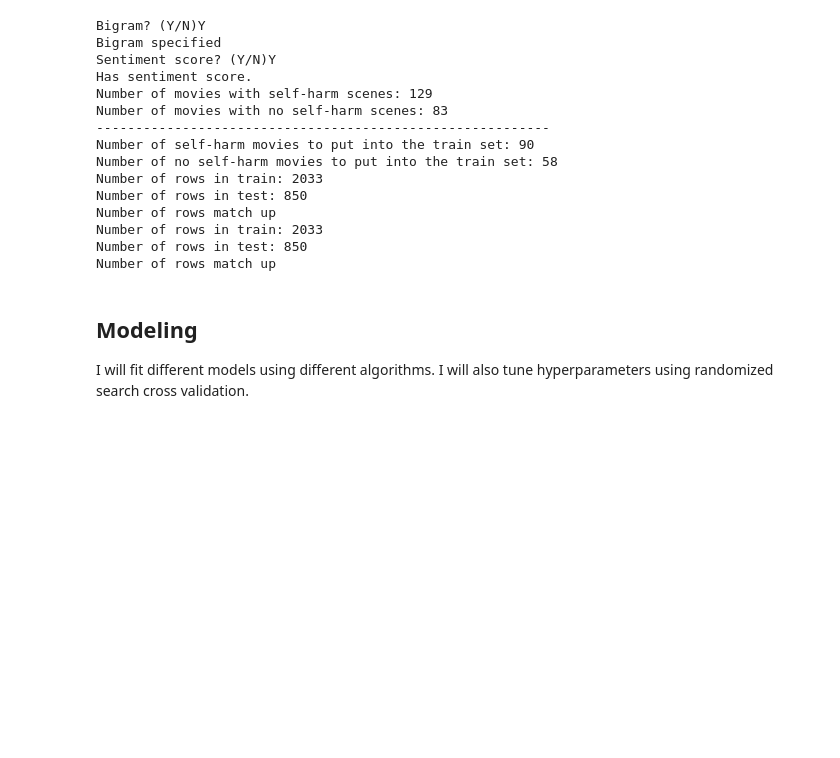
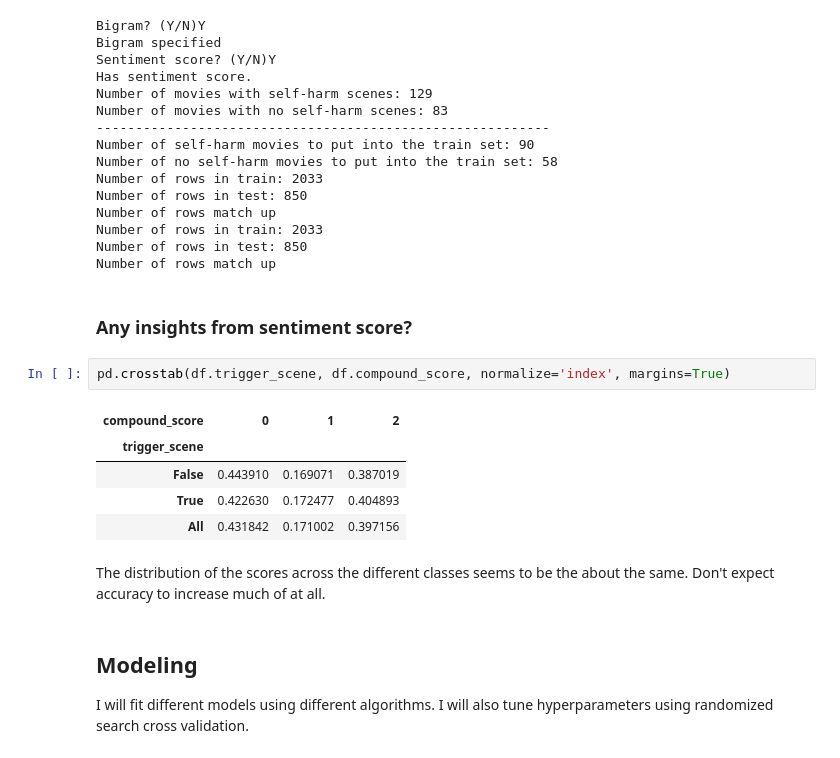
Before and after one commit to matthewzapata/twitter-trigger-warnings, a Jupyter notebook: modeling_bag_of_words_with_sentiment_analysis.ipynb, the cells around one changed output. Cells and saved outputs as stored; diff of their text form; blank space fills up the shorter version.

```diff
--- a/modeling_bag_of_words_with_sentiment_analysis.ipynb
+++ b/modeling_bag_of_words_with_sentiment_analysis.ipynb
@@ -275,6 +280,18 @@ Number of rows match up
 Number of rows in train: 2033
 Number of rows in test: 850
 Number of rows match up
+# %% [markdown]
+### Any insights from sentiment score?
+# %%
+pd.crosstab(df.trigger_scene, df.compound_score, normalize='index', margins=True)
+# %% [output]
+| compound_score | 0 | 1 | 2 |
+| trigger_scene |  |  |  |
+| False | 0.443910 | 0.169071 | 0.387019 |
+| True | 0.422630 | 0.172477 | 0.404893 |
+| All | 0.431842 | 0.171002 | 0.397156 |
+# %% [markdown]
+The distribution of the scores across the different classes seems to be the about the same. Don't expect accuracy to increase much of at all.
 # %% [markdown]
 ## Modeling
 I will fit different models using different algorithms. I will also tune hyperparameters using randomized search cross validation.
```
Also changed, not shown: parts of 13 cells of this notebook.
